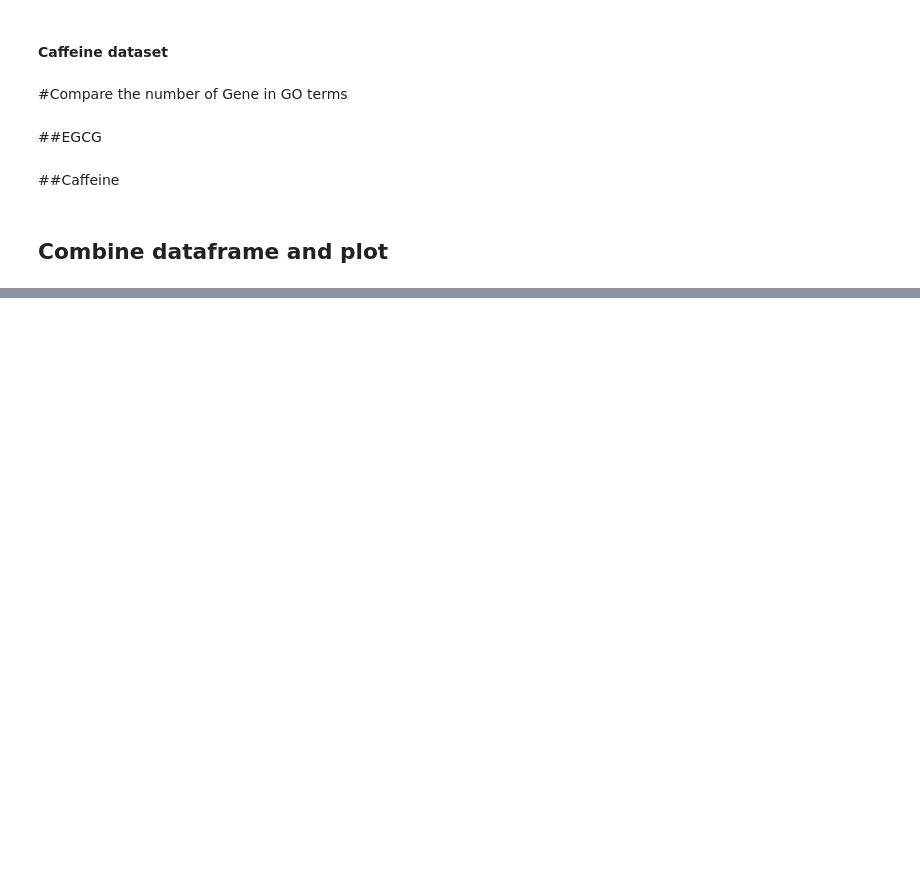
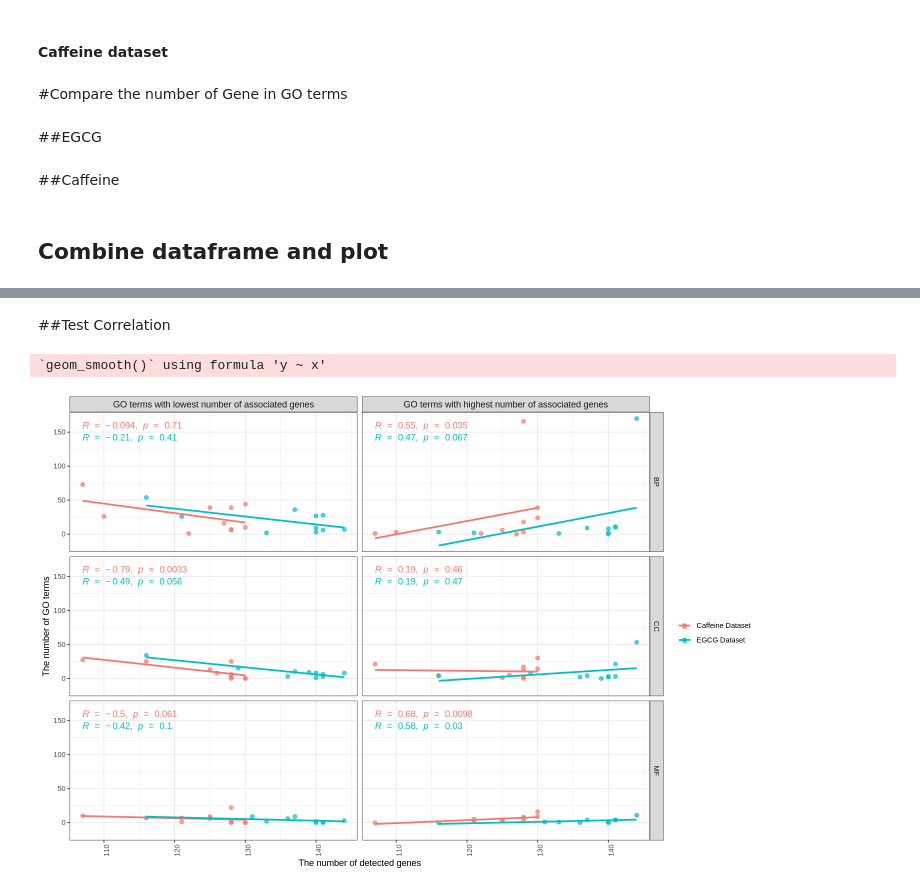
Before and after one commit to kittisaktaoma/GO-tools-comparsion, a Jupyter notebook: GO_tools_Comparison.ipynb, the cells around one changed output, grey strips where cells are left out. Cells and saved outputs as stored; diff of their text form; code cells hidden in the pictures; blank space fills up the shorter version.

```diff
--- a/GO_tools_Comparison.ipynb
+++ b/GO_tools_Comparison.ipynb
@@ -464,0 +467,22 @@ ggplot(data=min_max.all, aes(x=reorder(Var1,Freq), y=Freq, color=con_02)) +
+# %% [markdown]
+##Test Correlation
+# %%
+
+df <- fread("https://raw.githubusercontent.com/kittisaktaoma/GO-tools-comparsion/master/res/Correlation-GOterm-Input.txt") %>% melt(.,id.vars=c("dataset","Input","Tools","Type"))
+
+
+ggplot(df,aes(x=Input,y=value, color=dataset)) +
+  geom_point(size = 2,alpha = 0.7) +
+  theme_bw() +
+  facet_grid(vars(Type),vars(variable)) +
+  stat_cor(method="kendall") +
+  xlab("The number of detected genes") +
+  ylab("The number of GO terms") +
+  labs(color="") +
+  geom_smooth(method='lm',se = FALSE) +
+  theme(strip.text.x = element_text(size = 11))+
+  theme(text = element_text(size=11),
+        axis.text.x = element_text(angle=90, hjust=1))
+# %% [output]
+`geom_smooth()` using formula 'y ~ x'
+[figure, added]
```
Also changed, not shown: parts of 2 cells of this notebook.
